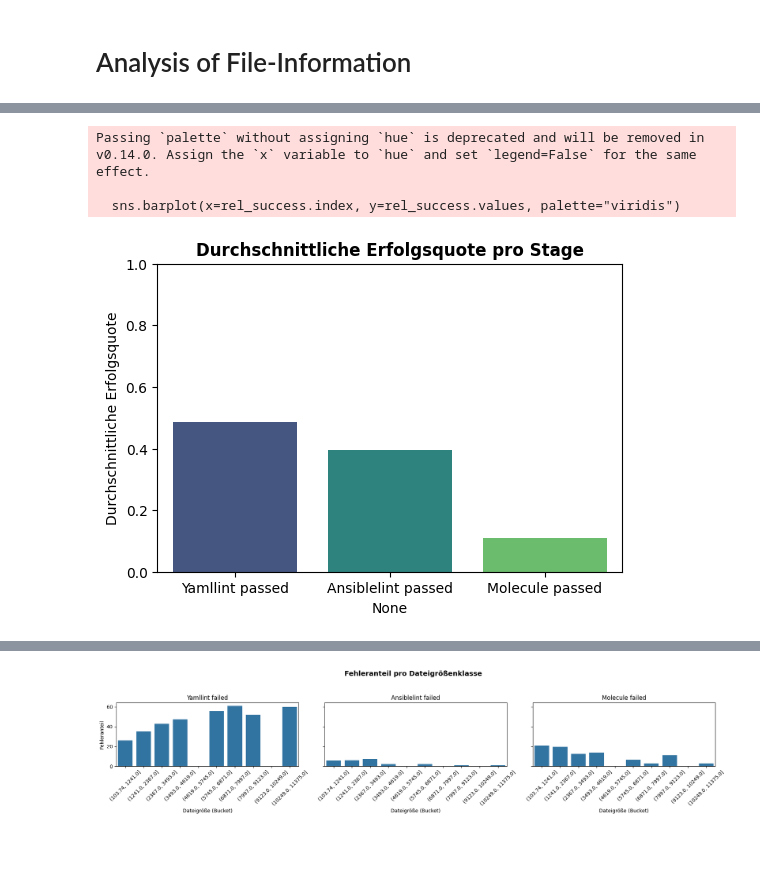
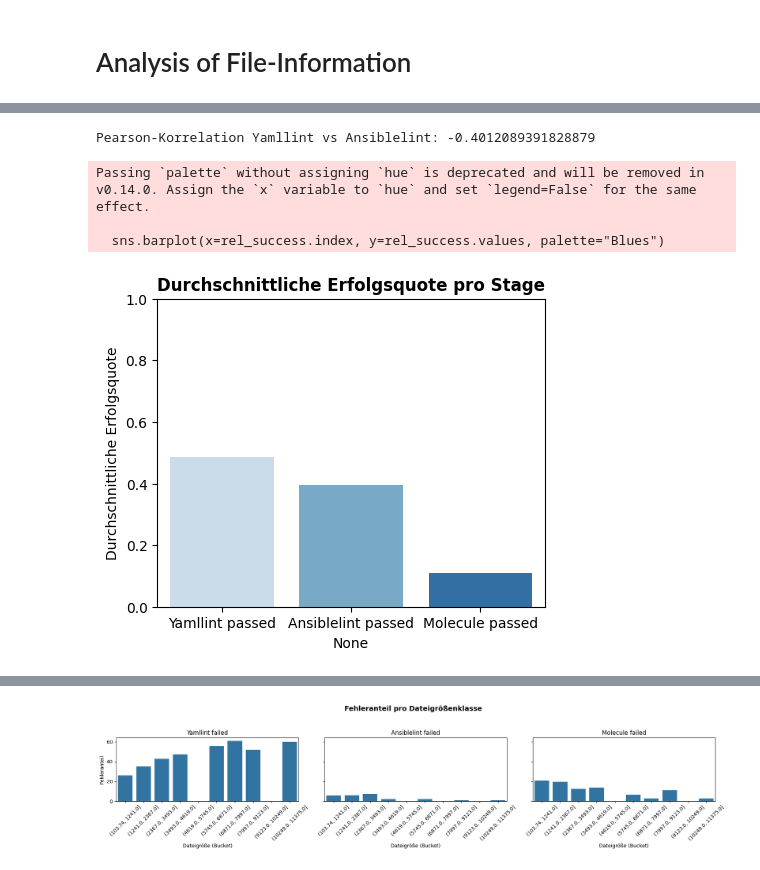
Before and after one commit to SimonGriang/ansible_bench, a Jupyter notebook: output/eda_benchmark100.ipynb, the cells around one changed output, grey strips where cells are left out. Cells and saved outputs as stored; diff of their text form; code cells hidden in the pictures.

```diff
--- a/output/eda_benchmark100.ipynb
+++ b/output/eda_benchmark100.ipynb
@@ -343,17 +386,35 @@ Name: File size (chars), dtype: float64
+# %%
+# DataFrames erstellen
+df_yaml = pd.DataFrame(yamllint_scores)
+df_ansible = pd.DataFrame(ansiblelint_scores)
+
+# Beide DataFrames in long-format bringen
+df_yaml_long = df_yaml.melt(var_name="Prompt-Modell", value_name="YAMLLint-Score")
+df_ansible_long = df_ansible.melt(var_name="Prompt-Modell", value_name="AnsibleLint-Score")
+
+# Zusammenführen
+df_combined = pd.merge(df_yaml_long, df_ansible_long, on=["Prompt-Modell", df_yaml_long.index.name])
+
+# Pearson-Korrelation berechnen
+correlation = df_combined["YAMLLint-Score"].corr(df_combined["AnsibleLint-Score"])
+print("Pearson-Korrelation Yamllint vs Ansiblelint:", correlation)
+# %% [output]
+Pearson-Korrelation Yamllint vs Ansiblelint: -0.4012089391828879
 # %%
 stages_passed = ["Yamllint passed", "Ansiblelint passed", "Molecule passed"]
-stages_failed = ["Yamllint failed", "Ansiblelint failed", "Molecule failed"]
 
 # Balkendiagramm: relative Erfolgsquote
 rel_success = df_file_information[stages_passed].div(df_file_information["Total runs"], axis=0).mean()
-plt.figure(figsize=(6,4))
-sns.barplot(x=rel_success.index, y=rel_success.values, palette="viridis")
+plt.figure(figsize=(5,4))
+sns.barplot(x=rel_success.index, y=rel_success.values, palette="Blues")
 plt.ylabel("Durchschnittliche Erfolgsquote")
 plt.title("Durchschnittliche Erfolgsquote pro Stage", weight='bold')
 plt.ylim(0,1)
+plt.savefig("average_success_rate.png", dpi=300, bbox_inches='tight')
+
 plt.show()
 # %% [output]
 Passing `palette` without assigning `hue` is deprecated and will be removed in v0.14.0. Assign the `x` variable to `hue` and set `legend=False` for the same effect.
 
-  sns.barplot(x=rel_success.index, y=rel_success.values, palette="viridis")
+  sns.barplot(x=rel_success.index, y=rel_success.values, palette="Blues")
-[figure, old version]
+[figure, new version]
```
Also changed, not shown: parts of 19 cells of this notebook, 14 other files.
